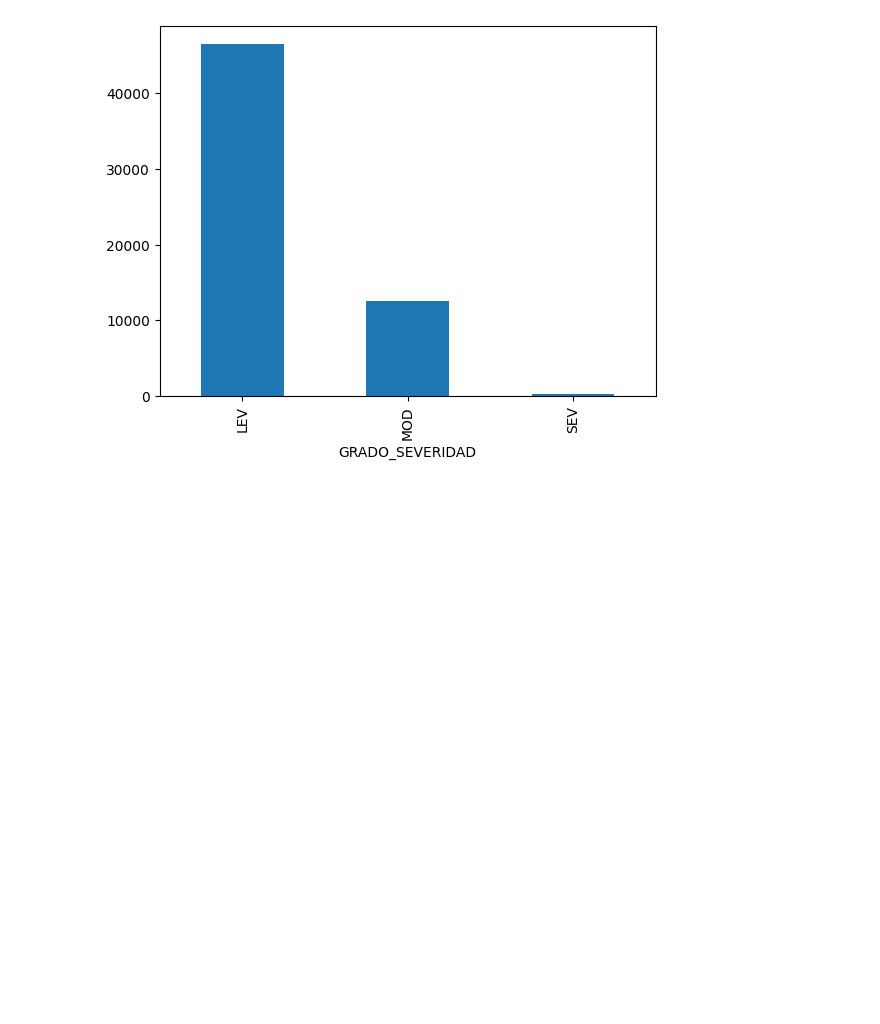
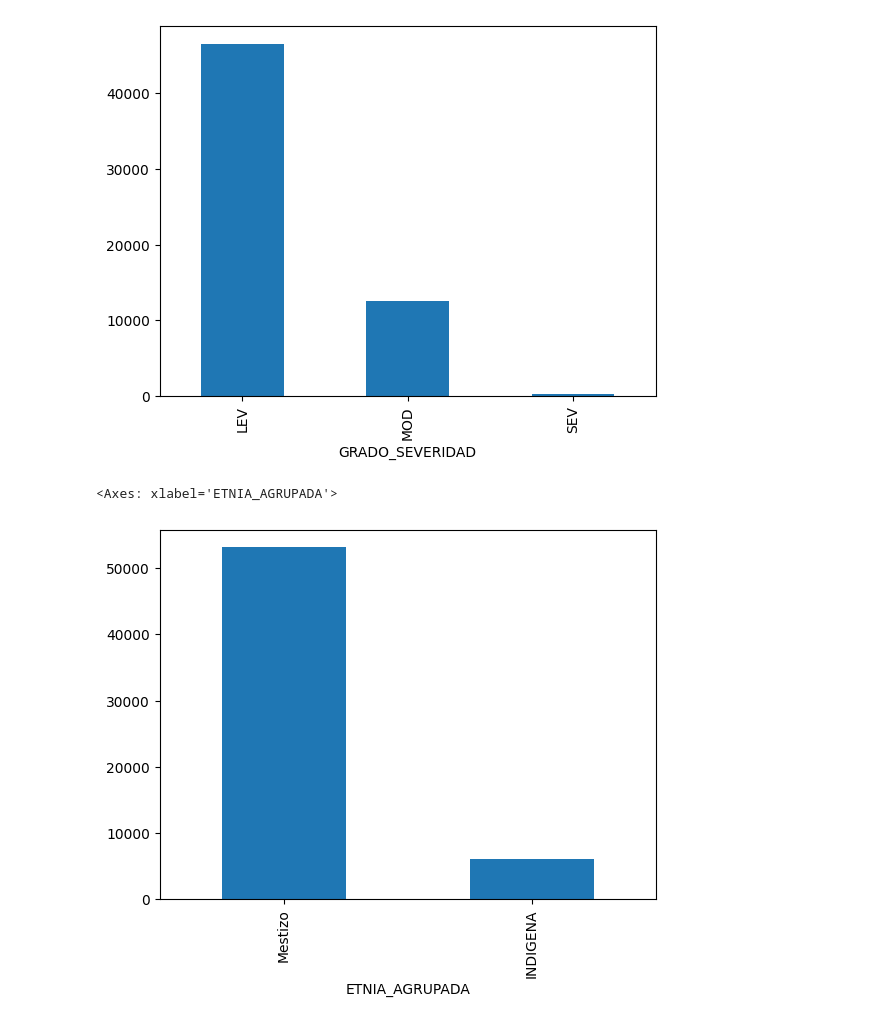
Before and after one commit to PanAcevichado/PC2-CD, a Jupyter notebook: deforestacion.ipynb, the cells around one changed output. Saved outputs shown, nothing was run; the diff lists cells and outputs as text; code cells hidden in the pictures; blank space fills up the shorter version.

```diff
--- a/deforestacion.ipynb
+++ b/deforestacion.ipynb
@@ -39,3 +39,34 @@ Este conjunto de datos contiene los registros de detección de anemia en niños
 | **FECHA_CORTE** | Fecha de exportación de los datos | Numérico | 8 | Última actualización. |
 
 ---
+# %%
+df = pd.read_csv("ANEMIA_DA.csv", sep = ";")
+df['GRADO_SEVERIDAD'] = df['GRADO_SEVERIDAD'].str.upper()
+df['ETNIA_AGRUPADA'] = df['ETNIA'].mask(df['ETNIA'].str.upper() != 'MESTIZO', 'INDIGENA')
+altitud_media = {
+    'PROVINCIA': [
+        'MOYOBAMBA', 'BELLAVISTA', 'EL DORADO', 'HUALLAGA',
+        'LAMAS', 'MARISCAL CACERES', 'PICOTA', 'RIOJA',
+        'SAN MARTIN', 'TOCACHE'
+    ],
+    'ALTITUD_MSNM': [878, 285, 346, 303, 791, 282, 223, 841, 356, 502]
+}
+df_maestro_alt = pd.DataFrame(altitud_media)
+df['PROVINCIA'] = df['PROVINCIA'].str.upper().str.strip()
+df['PROVINCIA'] = df['PROVINCIA'].str.replace('Á', 'A').str.replace('É', 'E').str.replace('Í', 'I').str.replace('Ó', 'O').str.replace('Ú', 'U')
+df = df.merge(df_maestro_alt, on='PROVINCIA', how='left')
+
+def dias(row):
+    edad = row['EDAD_REGISTRO']
+    tipo = str(row['TIPO_EDAD']).upper().strip()
+
+    if tipo == 'A':    # Años
+        return edad
+    elif tipo == 'M':  # Meses
+        return edad * 30
+    elif tipo == 'D':  # Días
+        return edad
+    else:
+        return None
+
+df['EDAD_EN_DIAS'] = df.apply(dias, axis=1)
@@ -86,3 +172,8 @@ df.describe()
 # %% [output]
 <Axes: xlabel='GRADO_SEVERIDAD'>
 [figure]
+# %%
+(df['ETNIA_AGRUPADA'].value_counts()).plot(kind='bar')
+# %% [output]
+<Axes: xlabel='ETNIA_AGRUPADA'>
+[figure, added]
```
Also changed, not shown: parts of 10 cells of this notebook, 1 other file.
